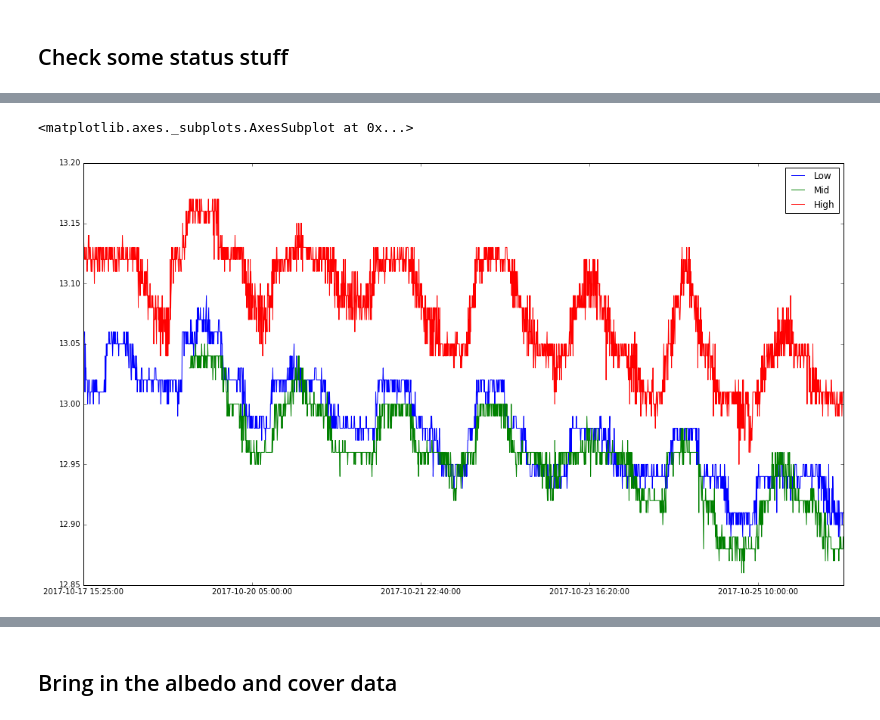
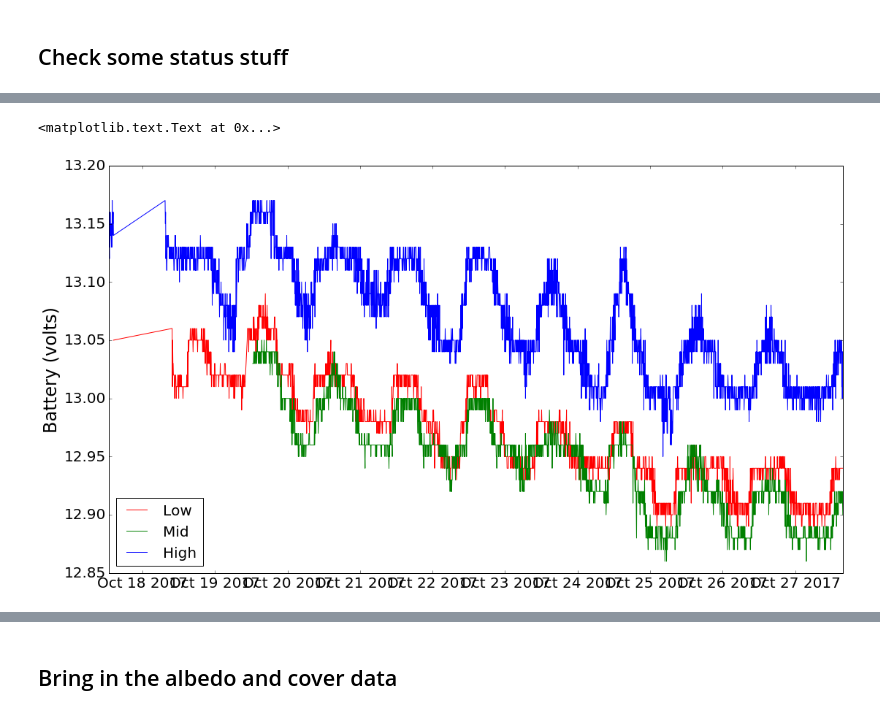
Before and after one commit to PlantandFoodResearch/MVI, a Jupyter notebook: RA1.3/GetNewIRRData.ipynb, the cells around one changed output, grey strips where cells are left out. Saved outputs shown, nothing was run; the diff lists cells and outputs as text; code cells hidden in the pictures.

```diff
--- a/RA1.3/GetNewIRRData.ipynb
+++ b/RA1.3/GetNewIRRData.ipynb
@@ -148,8 +182,14 @@ Timestamp('2017-10-26 07:00:00')
-# %%
-BatteryVoltage.ix[7:].plot(figsize=(18,10))
-# %% [output]
-<matplotlib.axes._subplots.AxesSubplot at 0x...>
-[figure, removed]
+# %%
+BatteryVoltage = plt.figure(figsize=(18,10))
+plt.plot(LowWHCZoneBattery,c='r',label='Low')
+plt.plot(MidWHCZoneBattery,c='g',label='Mid')
+plt.plot(HighWHCZoneBattery,c='b',label='High')
+plt.legend(loc=3,fontsize=20)
+plt.tick_params(labelsize=20)
+plt.ylabel('Battery (volts)',fontsize = 24)
+# %% [output]
+<matplotlib.text.Text at 0x...>
+[figure, added]
 # %%
 Graph = plt.figure(figsize=(18,30))
 pos = 0
```
Also changed, not shown: parts of 31 cells of this notebook, 2 other files.
